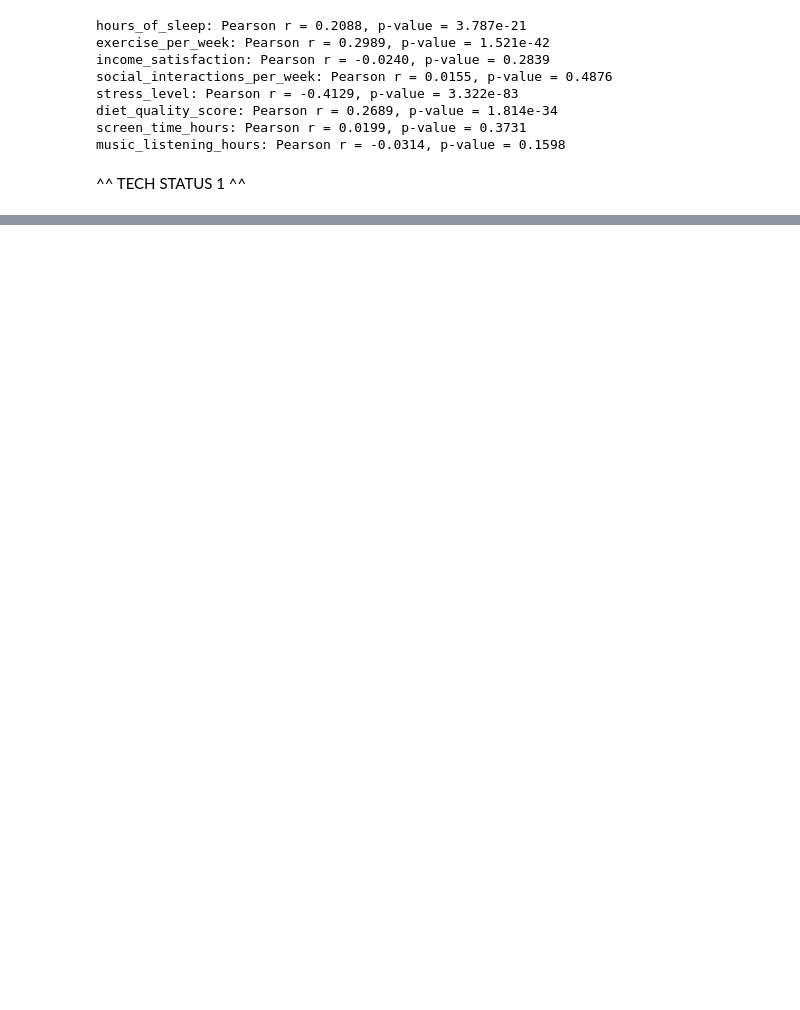
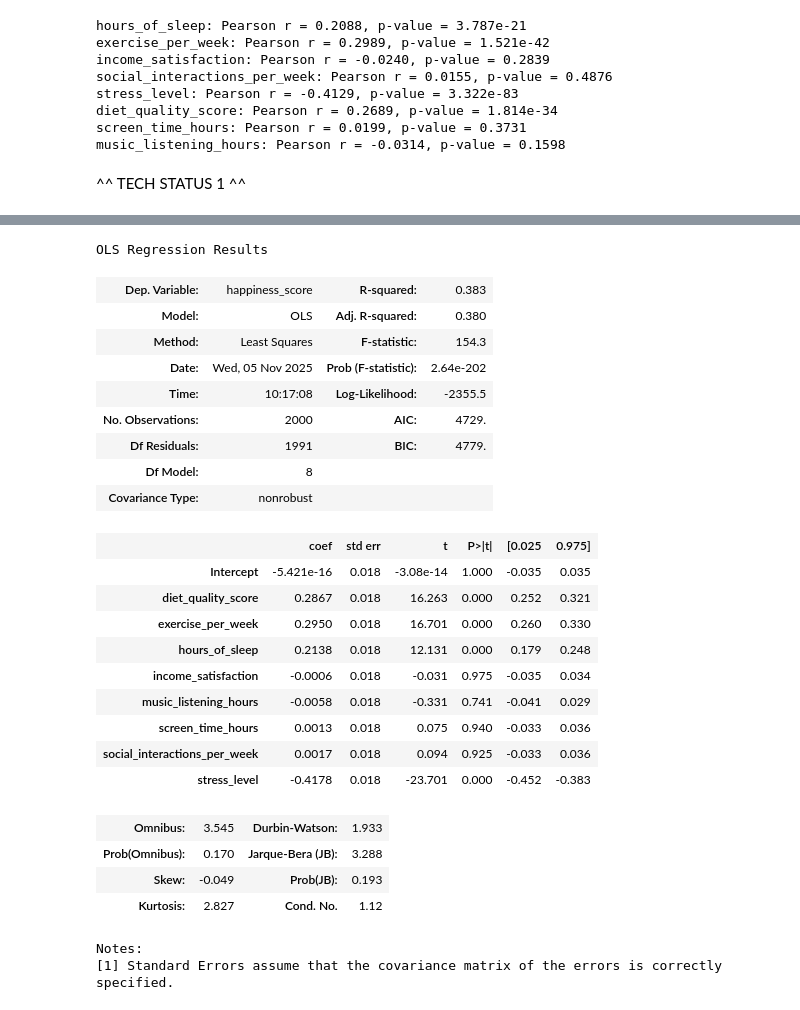
Before and after one commit to Aashu-P/dtsc-3101-final-project, a Jupyter notebook: final project.ipynb, the cells around one changed output, grey strips where cells are left out. Cells and saved outputs as stored; diff of their text form; code cells hidden in the pictures; blank space fills up the shorter version.

Commit message:
made the pre lim model

```diff
--- a/final project.ipynb
+++ b/final project.ipynb
@@ -259,3 +289,16 @@ music_listening_hours: Pearson r = -0.0314, p-value = 0.1598
 ## 'How does stress level, exercise per week, and diet quality score predict happiness score?'
 # %% [markdown]
 ^^ TECH STATUS 1 ^^
+# %%
+from sklearn.preprocessing import StandardScaler
+
+standard_scaler = StandardScaler()
+# %%
+# Standardize numeric columns from the existing DataFrame (uses standard_scaler and numeric_cols (df_reduced.columns) already defined)
+df_standardized = pd.DataFrame(
+    standard_scaler.fit_transform(df[df_reduced.columns]),
+    columns=df_reduced.columns,
+    index=df.index
+)
+
+print("\nStandardized Dataset (Z-Score):\n", df_standardized)
@@ -261,0 +363,36 @@ music_listening_hours: Pearson r = -0.0314, p-value = 0.1598
+# %%
+from sklearn.model_selection import train_test_split
+import statsmodels.formula.api as smf
+import numpy as np
+np.random.seed(42)
+
+X = df_standardized.drop(columns=['happiness_score'])
+y = df_standardized['happiness_score']
+X_train, X_test, y_train, y_test = train_test_split(X, y, test_size=0.2, random_state=42)
+# %% [output]
+OLS Regression Results
+| Dep. Variable: | happiness_score | R-squared: | 0.383 |
+| Model: | OLS | Adj. R-squared: | 0.380 |
+| Method: | Least Squares | F-statistic: | 154.3 |
+| Date: | Wed, 05 Nov 2025 | Prob (F-statistic): | 2.64e-202 |
+| Time: | 10:17:08 | Log-Likelihood: | -2355.5 |
+| No. Observations: | 2000 | AIC: | 4729. |
+| Df Residuals: | 1991 | BIC: | 4779. |
+| Df Model: | 8 |  |  |
+| Covariance Type: | nonrobust |  |  |
+|  | coef | std err | t | P>|t| | [0.025 | 0.975] |
+| Intercept | -5.421e-16 | 0.018 | -3.08e-14 | 1.000 | -0.035 | 0.035 |
+| diet_quality_score | 0.2867 | 0.018 | 16.263 | 0.000 | 0.252 | 0.321 |
+| exercise_per_week | 0.2950 | 0.018 | 16.701 | 0.000 | 0.260 | 0.330 |
+| hours_of_sleep | 0.2138 | 0.018 | 12.131 | 0.000 | 0.179 | 0.248 |
+| income_satisfaction | -0.0006 | 0.018 | -0.031 | 0.975 | -0.035 | 0.034 |
+| music_listening_hours | -0.0058 | 0.018 | -0.331 | 0.741 | -0.041 | 0.029 |
+| screen_time_hours | 0.0013 | 0.018 | 0.075 | 0.940 | -0.033 | 0.036 |
+| social_interactions_per_week | 0.0017 | 0.018 | 0.094 | 0.925 | -0.033 | 0.036 |
+| stress_level | -0.4178 | 0.018 | -23.701 | 0.000 | -0.452 | -0.383 |
+| Omnibus: | 3.545 | Durbin-Watson: | 1.933 |
+| Prob(Omnibus): | 0.170 | Jarque-Bera (JB): | 3.288 |
+| Skew: | -0.049 | Prob(JB): | 0.193 |
+| Kurtosis: | 2.827 | Cond. No. | 1.12 |
+Notes:
+[1] Standard Errors assume that the covariance matrix of the errors is correctly specified.
```
Also changed, not shown: parts of 10 cells of this notebook.
